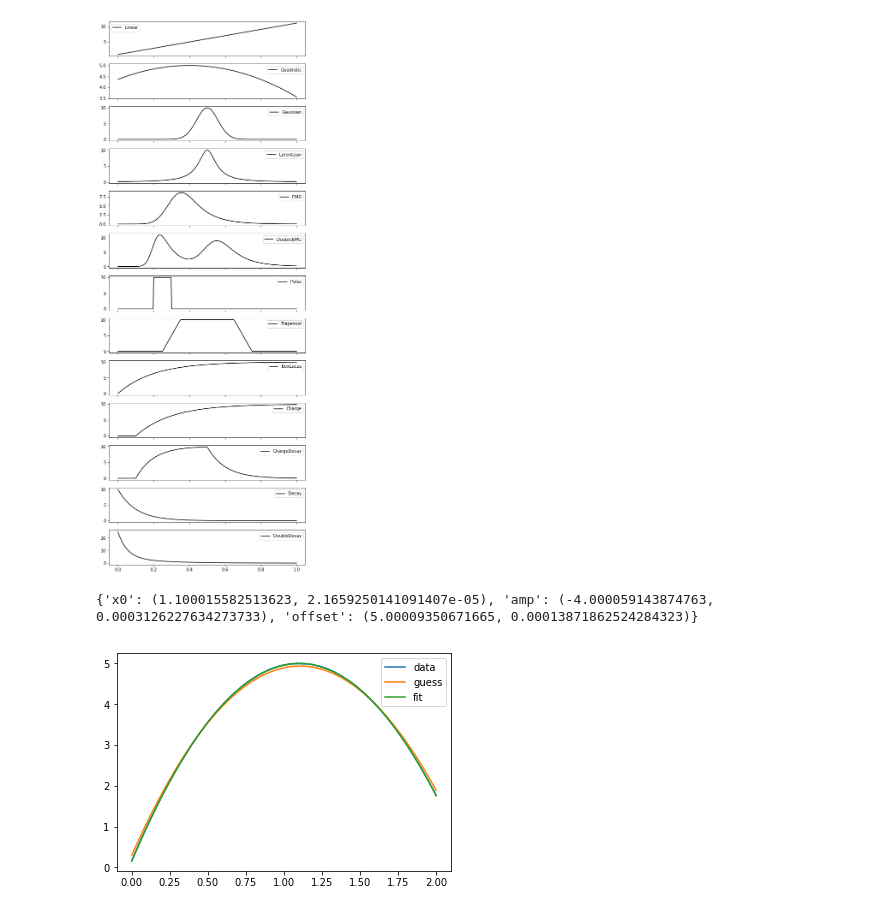
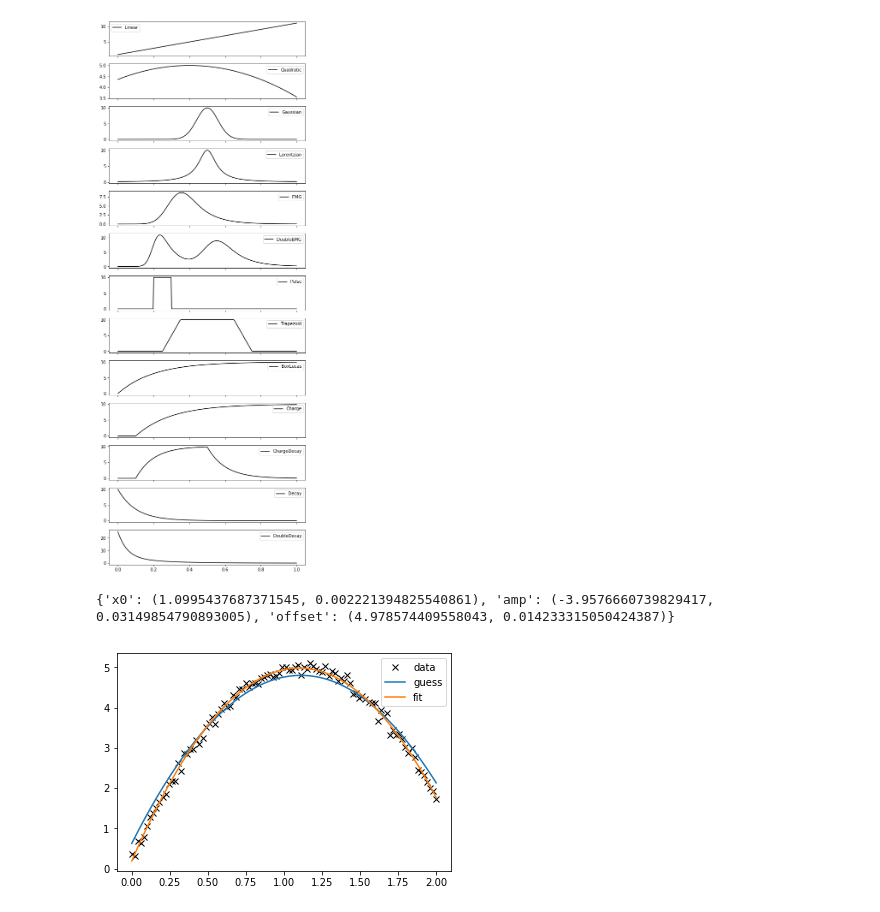
Before and after one commit to ad3ller/e11_analysis, a Jupyter notebook: notebooks/A)_Fit_traces.ipynb, the cells around one changed output. Drawn from its saved outputs; the diff is of its cells as text; code cells hidden in the pictures.

```diff
--- a/notebooks/A)_Fit_traces.ipynb
+++ b/notebooks/A)_Fit_traces.ipynb
@@ -129,21 +126,21 @@ plt.show()
 [figure]
 # %%
 # quadratic fit
-xvals = np.linspace(0, 2, 1000)
+xvals = np.linspace(0, 2, 100)
 pars = [1.1, -4, 5]
-yvals = pars[1] * (xvals - pars[0])**2.0 + pars[2] + 0.003*np.random.randn(len(xvals))
+yvals = pars[1] * (xvals - pars[0])**2.0 + pars[2] + 0.1*np.random.randn(len(xvals))
 
 f = fit.Quadratic(xvals, yvals)
 popt, perr = f.fit()
 print(f.asdict())
 
 # plot
 fig, ax = plt.subplots()
-ax.plot(xvals, yvals, label="data")
+ax.plot(xvals, yvals, 'x', label="data", c='k')
 ax.plot(f.xdata, f.func(f.xdata, *f.approx()), label="guess")
 ax.plot(f.xdata, f.best_fit, label="fit")
 ax.legend()
 plt.show()
 # %% [output]
-{'x0': (1.100015582513623, 2.1659250141091407e-05), 'amp': (-4.000059143874763, 0.0003126227634273733), 'offset': (5.00009350671665, 0.00013871862524284323)}
+{'x0': (1.0995437687371545, 0.002221394825540861), 'amp': (-3.9576660739829417, 0.03149854790893005), 'offset': (4.978574409558043, 0.014233315050424387)}
-[figure, old version]
+[figure, new version]
```
Also changed, not shown: parts of 7 cells of this notebook, 4 other files.
